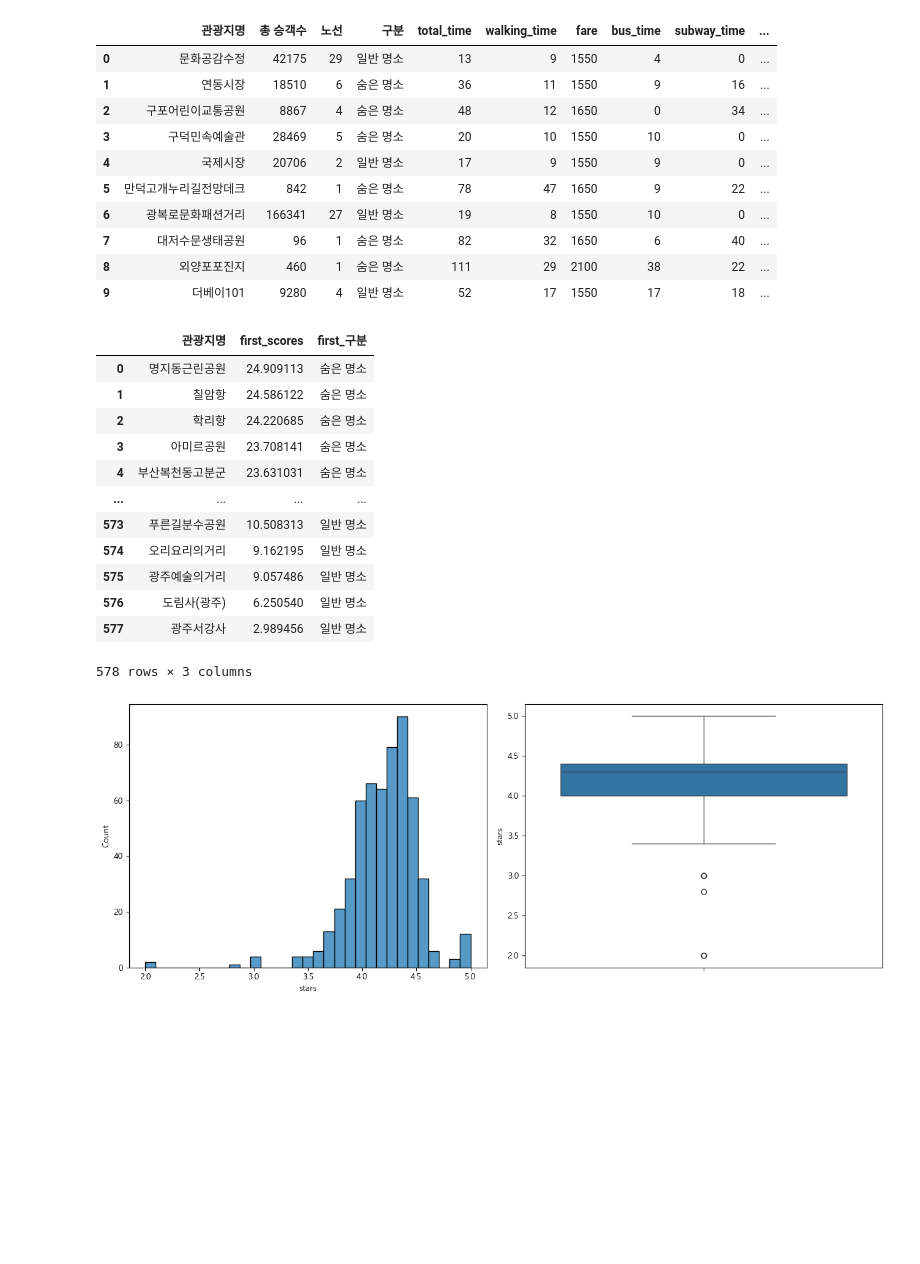
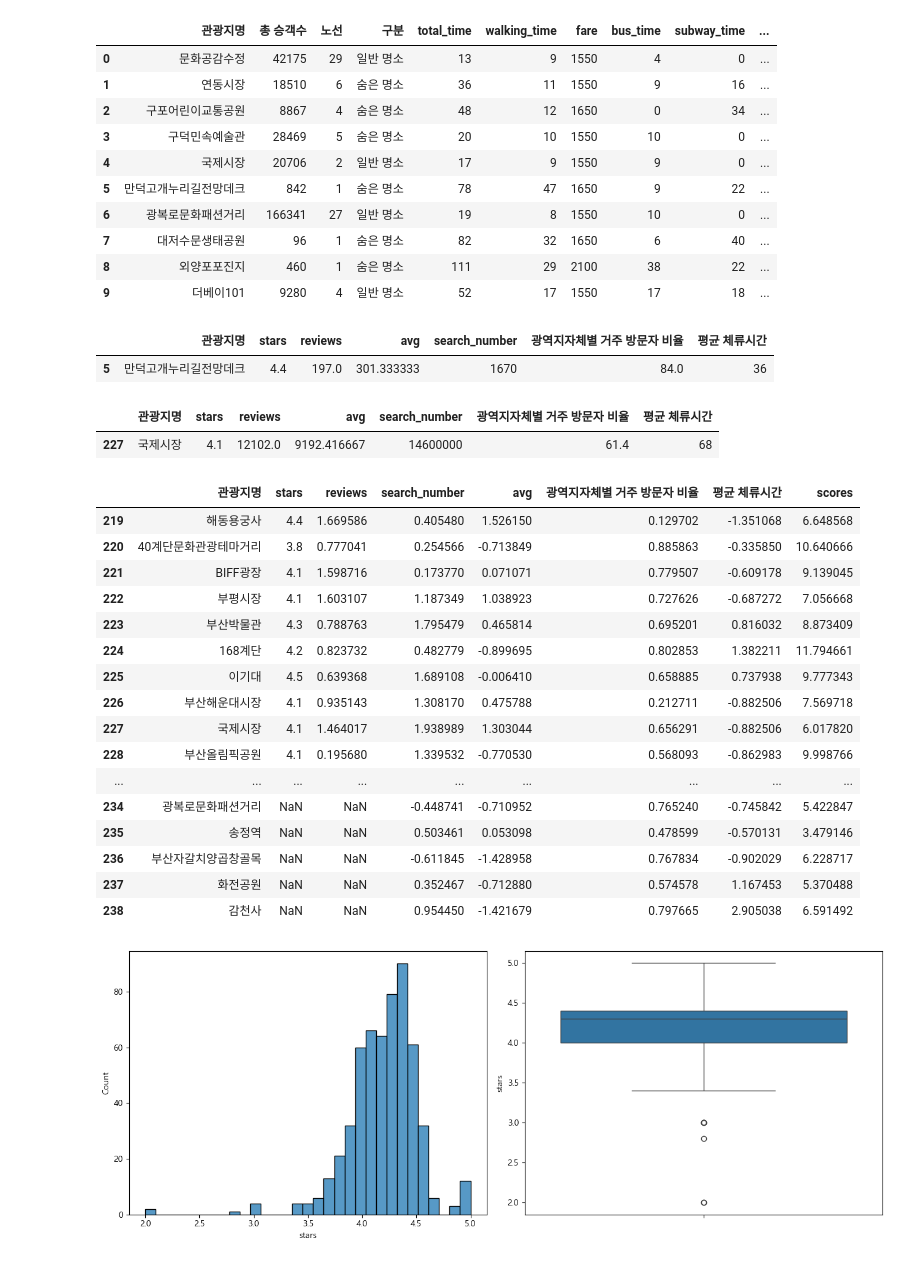
Before and after one commit to GRetriever/Data-Analysis-Project, a Jupyter notebook: Tourist Attractions/EDA.ipynb, the cells around one changed output. Cells and saved outputs as stored; diff of their text form; code cells hidden in the pictures; blank space fills up the shorter version.

```diff
--- a/Tourist Attractions/EDA.ipynb
+++ b/Tourist Attractions/EDA.ipynb
@@ -102,19 +101,33 @@ test_df['first_구분'] = all_df['구분']
-# %%
-test_df
-# %% [output]
-|  | 관광지명 | first_scores | first_구분 |
-| 0 | 명지동근린공원 | 24.909113 | 숨은 명소 |
-| 1 | 칠암항 | 24.586122 | 숨은 명소 |
-| 2 | 학리항 | 24.220685 | 숨은 명소 |
-| 3 | 아미르공원 | 23.708141 | 숨은 명소 |
-| 4 | 부산복천동고분군 | 23.631031 | 숨은 명소 |
-| ... | ... | ... | ... |
-| 573 | 푸른길분수공원 | 10.508313 | 일반 명소 |
-| 574 | 오리요리의거리 | 9.162195 | 일반 명소 |
-| 575 | 광주예술의거리 | 9.057486 | 일반 명소 |
-| 576 | 도림사(광주) | 6.250540 | 일반 명소 |
-| 577 | 광주서강사 | 2.989456 | 일반 명소 |
-578 rows × 3 columns
+# %%
+all_df[all_df['관광지명'].str.contains('만덕고개')][['관광지명','stars','reviews','avg','search_number','광역지자체별 거주 방문자 비율','평균 체류시간']]
+# %% [output]
+|  | 관광지명 | stars | reviews | avg | search_number | 광역지자체별 거주 방문자 비율 | 평균 체류시간 |
+| 5 | 만덕고개누리길전망데크 | 4.4 | 197.0 | 301.333333 | 1670 | 84.0 | 36 |
+# %%
+all_df[all_df['관광지명'].str.contains('국제시장')][['관광지명','stars','reviews','avg','search_number','광역지자체별 거주 방문자 비율','평균 체류시간']]
+# %% [output]
+|  | 관광지명 | stars | reviews | avg | search_number | 광역지자체별 거주 방문자 비율 | 평균 체류시간 |
+| 227 | 국제시장 | 4.1 | 12102.0 | 9192.416667 | 14600000 | 61.4 | 68 |
+# %%
+b.tail(20)
+# %% [output]
+|  | 관광지명 | stars | reviews | search_number | avg | 광역지자체별 거주 방문자 비율 | 평균 체류시간 | scores |
+| 219 | 해동용궁사 | 4.4 | 1.669586 | 0.405480 | 1.526150 | 0.129702 | -1.351068 | 6.648568 |
+| 220 | 40계단문화관광테마거리 | 3.8 | 0.777041 | 0.254566 | -0.713849 | 0.885863 | -0.335850 | 10.640666 |
+| 221 | BIFF광장 | 4.1 | 1.598716 | 0.173770 | 0.071071 | 0.779507 | -0.609178 | 9.139045 |
+| 222 | 부평시장 | 4.1 | 1.603107 | 1.187349 | 1.038923 | 0.727626 | -0.687272 | 7.056668 |
+| 223 | 부산박물관 | 4.3 | 0.788763 | 1.795479 | 0.465814 | 0.695201 | 0.816032 | 8.873409 |
+| 224 | 168계단 | 4.2 | 0.823732 | 0.482779 | -0.899695 | 0.802853 | 1.382211 | 11.794661 |
+| 225 | 이기대 | 4.5 | 0.639368 | 1.689108 | -0.006410 | 0.658885 | 0.737938 | 9.777343 |
+| 226 | 부산해운대시장 | 4.1 | 0.935143 | 1.308170 | 0.475788 | 0.212711 | -0.882506 | 7.569718 |
+| 227 | 국제시장 | 4.1 | 1.464017 | 1.938989 | 1.303044 | 0.656291 | -0.882506 | 6.017820 |
+| 228 | 부산올림픽공원 | 4.1 | 0.195680 | 1.339532 | -0.770530 | 0.568093 | -0.862983 | 9.998766 |
+| ... | ... | ... | ... | ... | ... | ... | ... | ... |
+| 234 | 광복로문화패션거리 | NaN | NaN | -0.448741 | -0.710952 | 0.765240 | -0.745842 | 5.422847 |
+| 235 | 송정역 | NaN | NaN | 0.503461 | 0.053098 | 0.478599 | -0.570131 | 3.479146 |
+| 236 | 부산자갈치양곱창골목 | NaN | NaN | -0.611845 | -1.428958 | 0.767834 | -0.902029 | 6.228717 |
+| 237 | 화전공원 | NaN | NaN | 0.352467 | -0.712880 | 0.574578 | 1.167453 | 5.370488 |
+| 238 | 감천사 | NaN | NaN | 0.954450 | -1.421679 | 0.797665 | 2.905038 | 6.591492 |
 # %%
 from sklearn.preprocessing import StandardScaler,RobustScaler,MinMaxScaler
 
```
Also changed, not shown: parts of 14 cells of this notebook, 5 other files.
